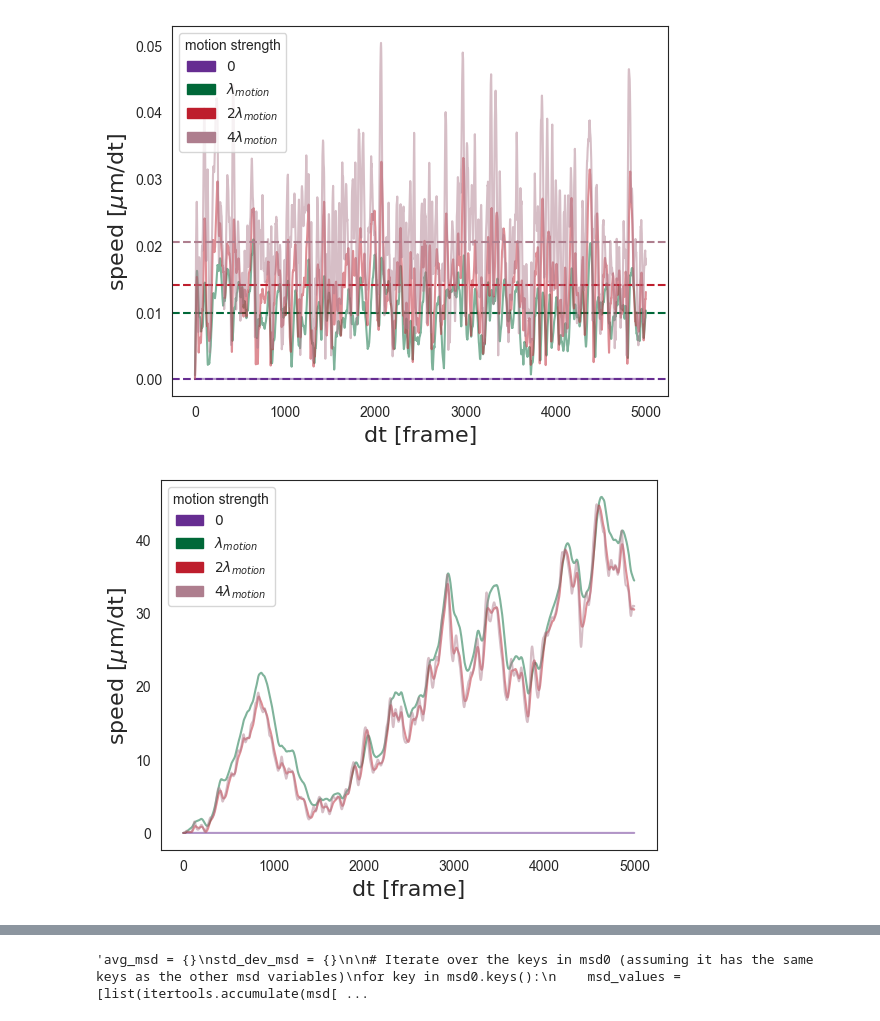
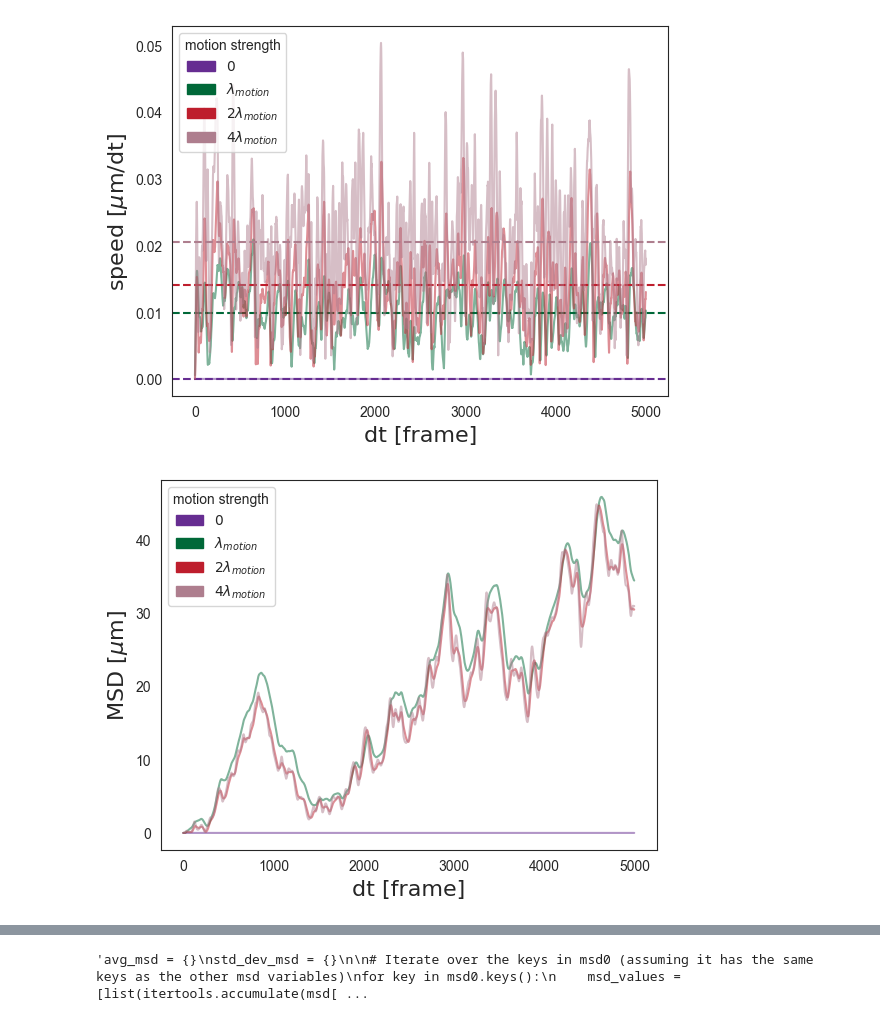
Before and after one commit to smegason/Goo, a Jupyter notebook: simulations/doublet.ipynb, the cells around one changed output, grey strips where cells are left out. Cells and saved outputs as stored; diff of their text form; code cells hidden in the pictures.

Commit message:
Cell-centered motility

```diff
--- a/simulations/doublet.ipynb
+++ b/simulations/doublet.ipynb
@@ -26,11 +26,12 @@ import matplotlib.lines as mlines
 from sklearn.linear_model import LinearRegression
 from matplotlib.patches import Patch
 from matplotlib.font_manager import FontProperties
-
+from fastdtw import fastdtw
+from scipy.spatial.distance import euclidean
 
 
 # set style
-sns.set_style("white")
+#sns.set_style("white")
 # %% [markdown]
 # Cell doublet
 # %%
@@ -782,36 +783,53 @@ legend_labels = [r'0', r'$\lambda_{motion}$', r'2$\lambda_{motion}$', r'4$\lambd
 # Create a list to store mean speeds
 mean_speeds = []
 
 # Plot each track
 for idx, dict in enumerate(data_merged):
     # Get the color based on the index in the color palette
 
     keys = list(dict.keys())
     values = list(dict.values())[0]
     x_values = range(len(values))
 
     color = color_palette[idx % len(color_palette)]
 
     plt.plot(values, color=color, alpha=0.5)
 
     # Create a legend handle with the plot
     legend_handle = Patch(color=color, label=legend_labels[idx])
     legend_handles.append(legend_handle)
 
+    '''# Convert the cumulative_list to numpy array and reshape it
+    y = np.array(values)
+
+    # Create a corresponding array of indices as the independent variable
+    X = np.arange(len(values)).reshape(-1, 1)
+
+    # Fit the linear regression model
+    reg = LinearRegression(fit_intercept=False).fit(X, y)
+
+    # Infer y
+    y_pred = reg.predict(X)
+
+    # Print the slope (coefficient) and intercept of the linear regression model
+    print("Slope (Coefficient):", f"{reg.coef_[0]:.6f}")
+
+    plt.plot(X,y_pred, '--', color=color)'''
+
 
 # Set the font properties for the legend
 legend_font_props = {'family': 'Myriad Pro', 'size': 10}
 plt.legend(handles=legend_handles, title='motion strength', prop=legend_font_props)
 
 # Set the font properties for the axis labels
 axis_label_font_props = {'family': 'Myriad Pro', 'size': 16}
 plt.xlabel(r'dt [frame]', fontdict=axis_label_font_props)
-plt.ylabel(r'speed [$\mu$m/dt]', fontdict=axis_label_font_props)
+plt.ylabel(r'MSD [$\mu$m]', fontdict=axis_label_font_props)
 
 # Save the plot to the data folder
-plt.savefig(f"msd_single_cell_seed100.png", transparent=False, dpi=500)
+plt.savefig(f"msd_single_cell_seed100_varyingstrength.png", transparent=False, dpi=500)
 # %% [output]
-[figure, old version]
+[figure, new version]
 # %%
 import matplotlib.pyplot as plt
 import numpy as np
```
Also changed, not shown: parts of 17 cells of this notebook, 4 other files.
